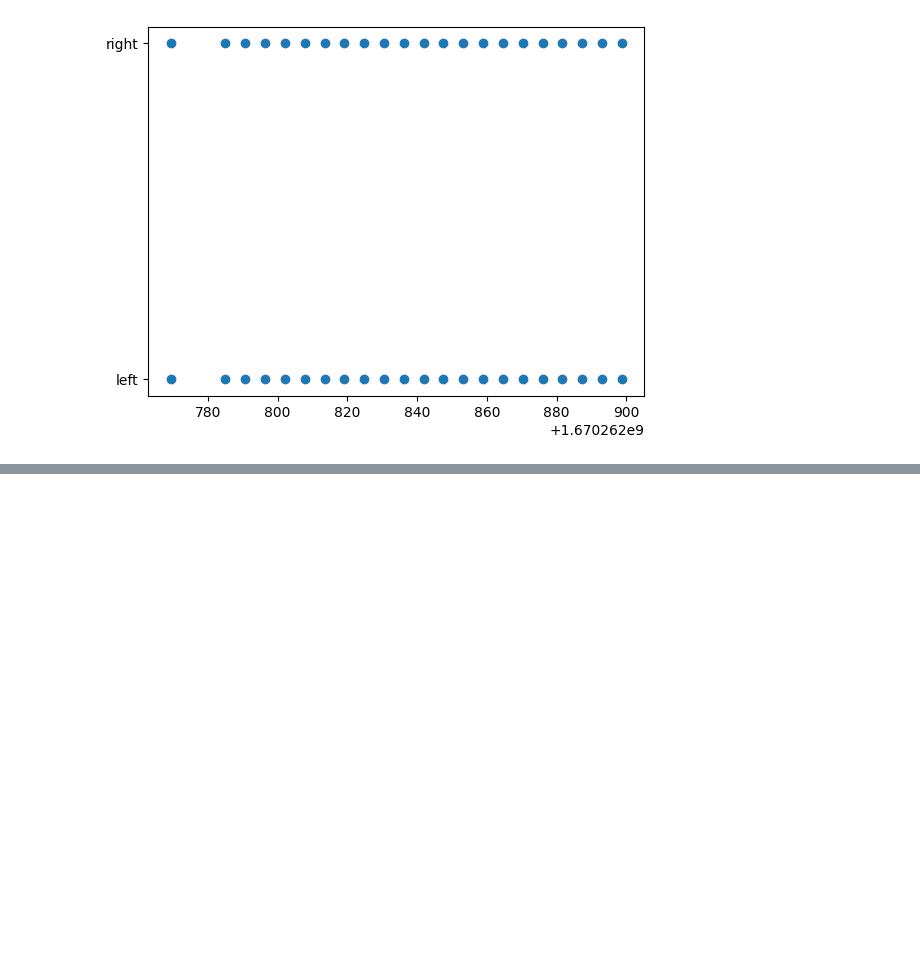
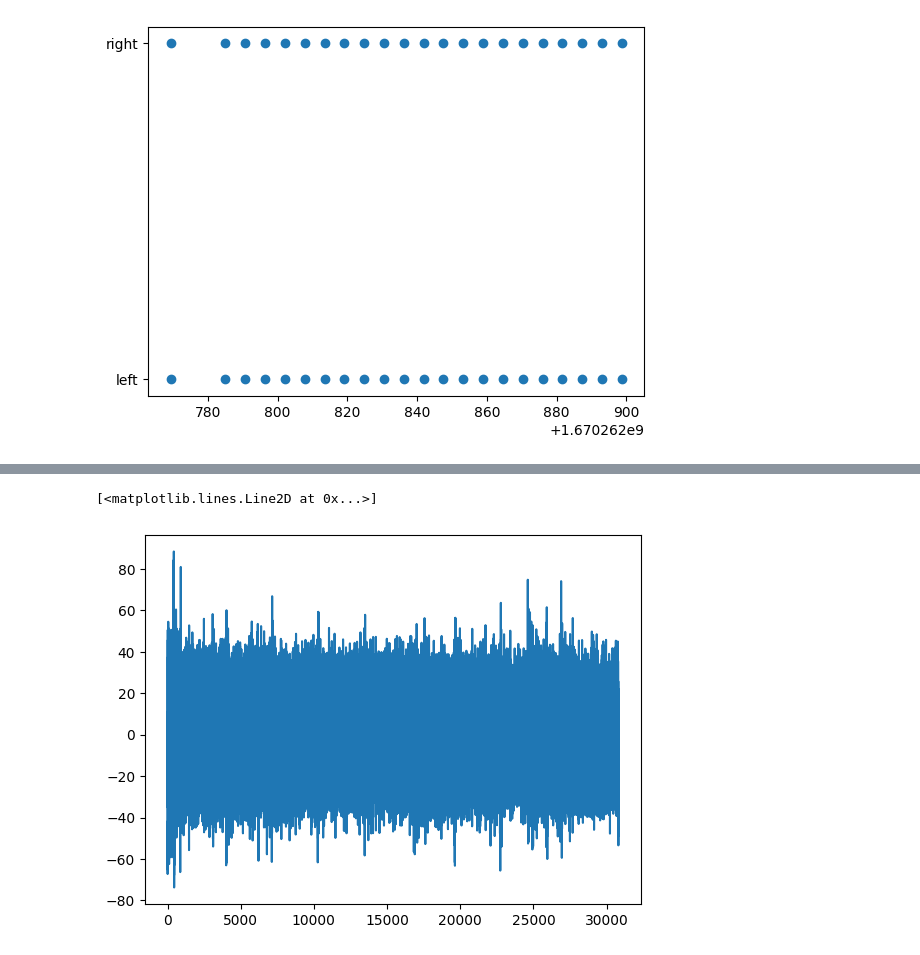
Before and after one commit to danburonline/eye-wink, a Jupyter notebook: experiment/markers.ipynb, the cells around one changed output, grey strips where cells are left out. Saved outputs shown, nothing was run; the diff lists cells and outputs as text; code cells hidden in the pictures; blank space fills up the shorter version.

```diff
--- a/experiment/markers.ipynb
+++ b/experiment/markers.ipynb
@@ -27,0 +41,16 @@ plt.scatter(df['timestamp'], df['marker'])
+# %%
+filteredData = idun_sdk.do_highpass(dfEEG['ch1'], 2, 250)
+# remove the first few seconds of the data
+newFilteredData = filteredData[750:]
+
+# take the markers and plot them on the eeg data
+# plt.plot(newFilteredData)
+
+# take the markers from the markers file and plot them on the eeg data, each marker should be a vertical line
+plt.plot(newFilteredData)
+
+# plot the filtered data
+# plt.plot(newFilteredData)
+# %% [output]
+[<matplotlib.lines.Line2D at 0x...>]
+[figure, added]
```
Also changed, not shown: parts of 8 cells of this notebook, 9 other files.
